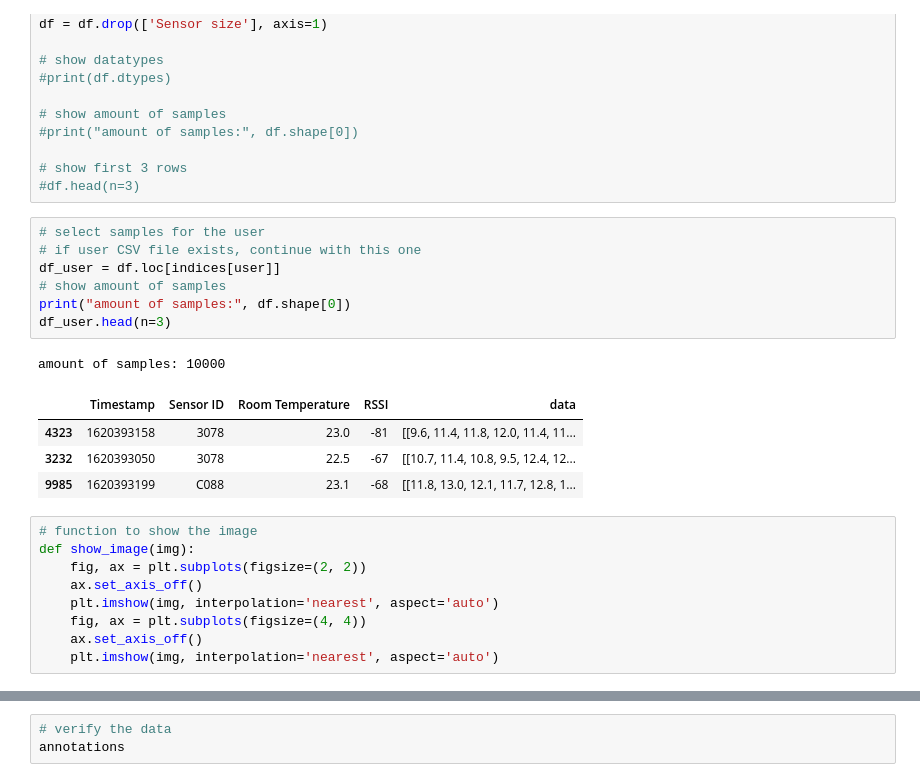
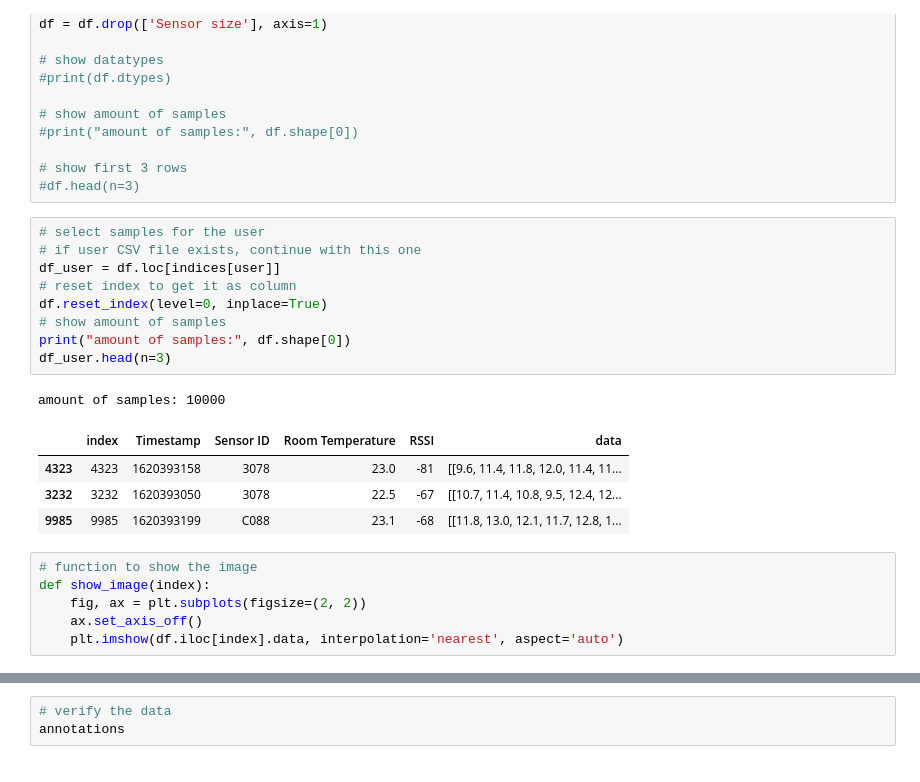
Before and after one commit to Avic3nna/EdgeML_thermalcamera, a Jupyter notebook: scripts/step1-data-understanding.ipynb, the cells around one changed output, grey strips where cells are left out. Drawn from its saved outputs; the diff is of its cells as text.

```diff
--- a/scripts/step1-data-understanding.ipynb
+++ b/scripts/step1-data-understanding.ipynb
@@ -70,25 +70,24 @@ df = df.drop(['Sensor size'], axis=1)
 # %%
 # select samples for the user
 # if user CSV file exists, continue with this one
 df_user = df.loc[indices[user]]
+# reset index to get it as column
+df.reset_index(level=0, inplace=True)
 # show amount of samples
 print("amount of samples:", df.shape[0])
 df_user.head(n=3)
 # %% [output]
 amount of samples: 10000
-|  | Timestamp | Sensor ID | Room Temperature | RSSI | data |
-| 4323 | 1620393158 | 3078 | 23.0 | -81 | [[9.6, 11.4, 11.8, 12.0, 11.4, 11... |
-| 3232 | 1620393050 | 3078 | 22.5 | -67 | [[10.7, 11.4, 10.8, 9.5, 12.4, 12... |
-| 9985 | 1620393199 | C088 | 23.1 | -68 | [[11.8, 13.0, 12.1, 11.7, 12.8, 1... |
+|  | index | Timestamp | Sensor ID | Room Temperature | RSSI | data |
+| 4323 | 4323 | 1620393158 | 3078 | 23.0 | -81 | [[9.6, 11.4, 11.8, 12.0, 11.4, 11... |
+| 3232 | 3232 | 1620393050 | 3078 | 22.5 | -67 | [[10.7, 11.4, 10.8, 9.5, 12.4, 12... |
+| 9985 | 9985 | 1620393199 | C088 | 23.1 | -68 | [[11.8, 13.0, 12.1, 11.7, 12.8, 1... |
 # %%
 # function to show the image
-def show_image(img):
+def show_image(index):
     fig, ax = plt.subplots(figsize=(2, 2))
     ax.set_axis_off()
-    plt.imshow(img, interpolation='nearest', aspect='auto')
-    fig, ax = plt.subplots(figsize=(4, 4))
-    ax.set_axis_off()
-    plt.imshow(img, interpolation='nearest', aspect='auto')
+    plt.imshow(df.iloc[index].data, interpolation='nearest', aspect='auto')
 # %%
 # run annotation
 annotations = pixt.annotate(
```
Also changed, not shown: parts of 5 cells of this notebook.
